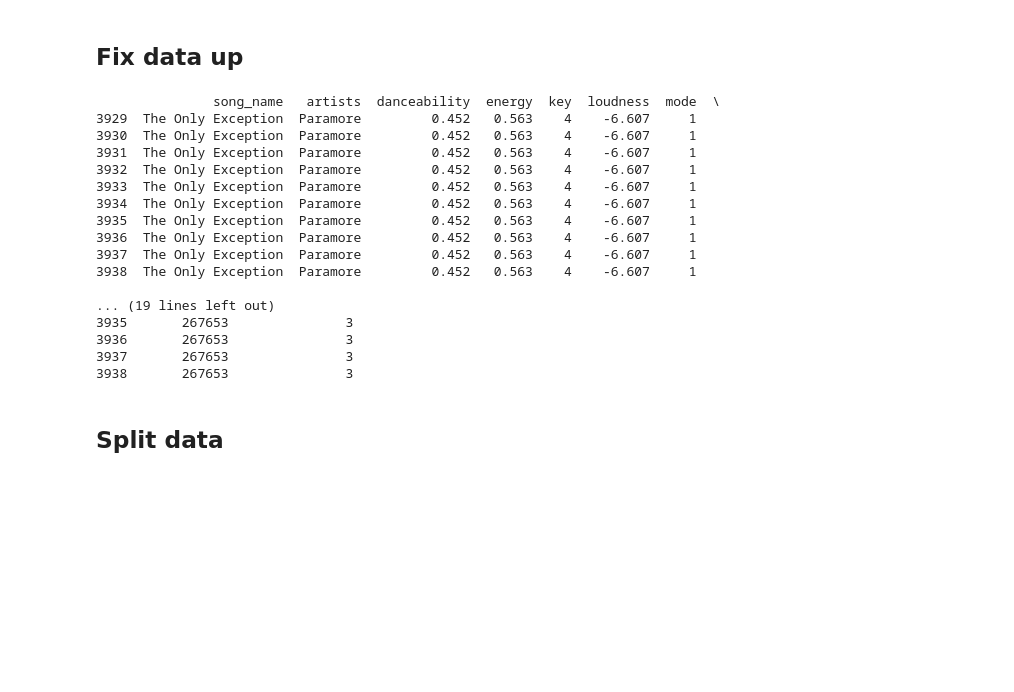
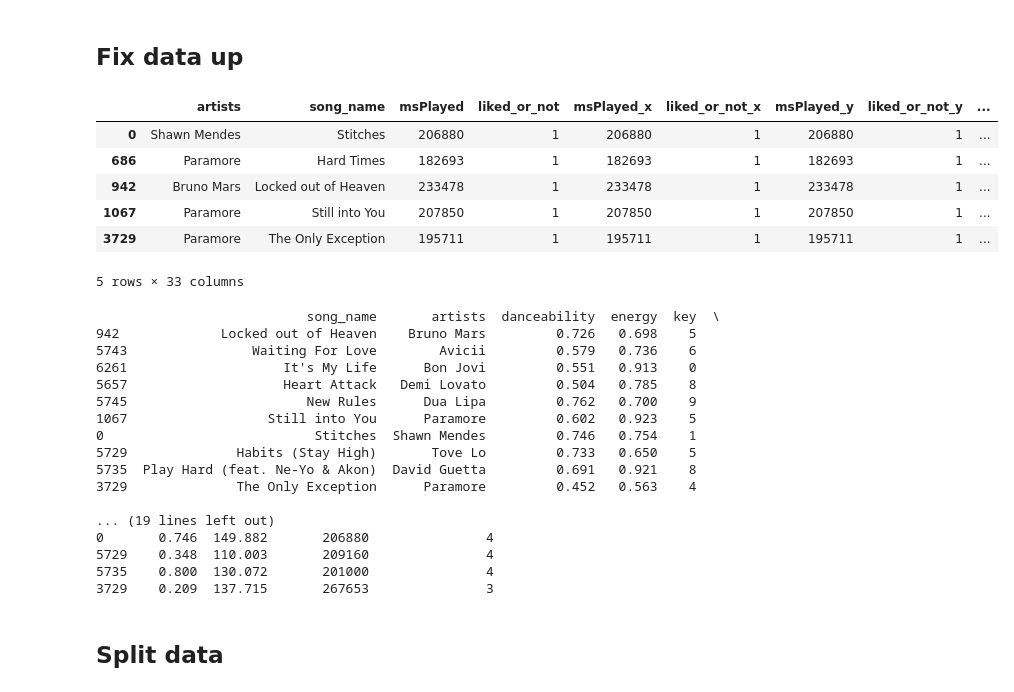
Before and after one commit to daniprado224/can_ai_understand_music, a Jupyter notebook: musicRecommendation.ipynb, the cells around one changed output. Drawn from its saved outputs; the diff is of its cells as text; code cells hidden in the pictures; blank space fills up the shorter version.

```diff
--- a/musicRecommendation.ipynb
+++ b/musicRecommendation.ipynb
@@ -388,13 +389,21 @@ combine_user_info.rename(columns={'artistName': 'artists'}, inplace=True)
 # %%
 # merge user data with the dataset containing the genre of a song
 cleaned_data_genres_dataset = pd.merge(combine_user_info, cleaned_data_genres_dataset, on = ["song_name", "artists"])
-# cleaned_data_genres_dataset = df.drop_duplicates(subset=["song_name", "artists"])
+cleaned_data_genres_dataset = cleaned_data_genres_dataset.drop_duplicates(subset=["song_name", "artists"])
 cleaned_data_genres_dataset.head()
 
 # Step 2: Feature Selection
 
 # X = cleaned_data_genres_dataset[['genre']]
 # y = combine_user_info['liked_or_not']
+# %% [output]
+|  | artists | song_name | msPlayed | liked_or_not | msPlayed_x | liked_or_not_x | msPlayed_y | liked_or_not_y | ... |
+| 0 | Shawn Mendes | Stitches | 206880 | 1 | 206880 | 1 | 206880 | 1 | ... |
+| 686 | Paramore | Hard Times | 182693 | 1 | 182693 | 1 | 182693 | 1 | ... |
+| 942 | Bruno Mars | Locked out of Heaven | 233478 | 1 | 233478 | 1 | 233478 | 1 | ... |
+| 1067 | Paramore | Still into You | 207850 | 1 | 207850 | 1 | 207850 | 1 | ... |
+| 3729 | Paramore | The Only Exception | 195711 | 1 | 195711 | 1 | 195711 | 1 | ... |
+5 rows × 33 columns
 # %%
 # Select the features to use for recommendation
 features = ['song_name', 'artists', 'danceability', 'energy', 'key', 'loudness', 'mode', 'speechiness',
@@ -404,22 +413,22 @@ features = ['song_name', 'artists', 'danceability', 'energy', 'key', 'loudness',
 top_50_songs = cleaned_data_genres_dataset.nlargest(10, 'msPlayed')[features]
 print(top_50_songs)
 # %% [output]
-               song_name   artists  danceability  energy  key  loudness  mode  \
-3929  The Only Exception  Paramore         0.452   0.563    4    -6.607     1
-3930  The Only Exception  Paramore         0.452   0.563    4    -6.607     1
-3931  The Only Exception  Paramore         0.452   0.563    4    -6.607     1
-3932  The Only Exception  Paramore         0.452   0.563    4    -6.607     1
-3933  The Only Exception  Paramore         0.452   0.563    4    -6.607     1
-3934  The Only Exception  Paramore         0.452   0.563    4    -6.607     1
-3935  The Only Exception  Paramore         0.452   0.563    4    -6.607     1
-3936  The Only Exception  Paramore         0.452   0.563    4    -6.607     1
-3937  The Only Exception  Paramore         0.452   0.563    4    -6.607     1
-3938  The Only Exception  Paramore         0.452   0.563    4    -6.607     1
+                           song_name       artists  danceability  energy  key  \
+942             Locked out of Heaven    Bruno Mars         0.726   0.698    5
+5743                Waiting For Love        Avicii         0.579   0.736    6
+6261                    It's My Life      Bon Jovi         0.551   0.913    0
+5657                    Heart Attack   Demi Lovato         0.504   0.785    8
+5745                       New Rules      Dua Lipa         0.762   0.700    9
+1067                  Still into You      Paramore         0.602   0.923    5
+0                           Stitches  Shawn Mendes         0.746   0.754    1
+5729              Habits (Stay High)       Tove Lo         0.733   0.650    5
+5735  Play Hard (feat. Ne-Yo & Akon)  David Guetta         0.691   0.921    8
+3729              The Only Exception      Paramore         0.452   0.563    4
 
 ... (19 lines left out)
-3935       267653               3
-3936       267653               3
-3937       267653               3
-3938       267653               3
+0       0.746  149.882       206880               4
+5729    0.348  110.003       209160               4
+5735    0.800  130.072       201000               4
+3729    0.209  137.715       267653               3
 # %% [markdown]
 ## Split data
```
Also changed, not shown: parts of 12 cells of this notebook.
